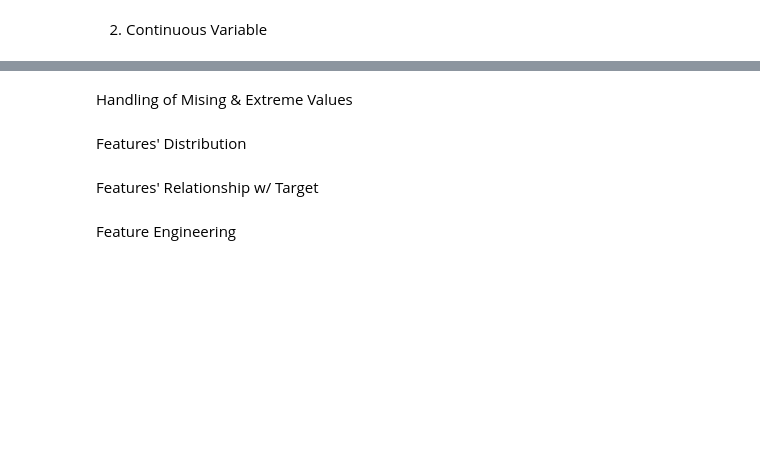
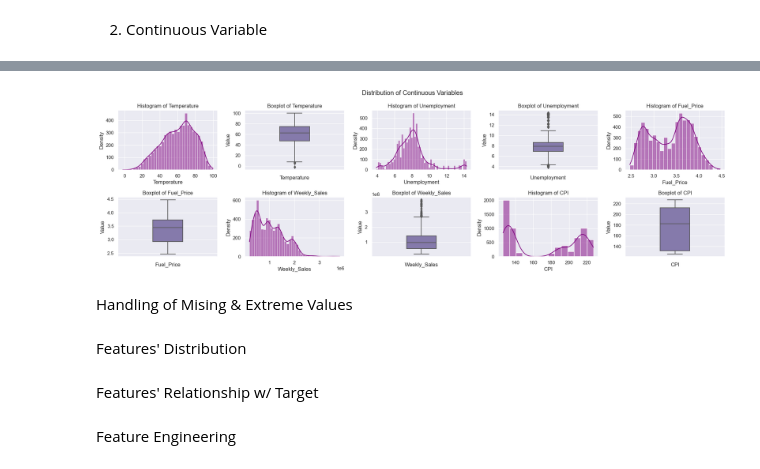
Before and after one commit to xinxiewu/wmt_sales_pred, a Jupyter notebook: src/__main__.ipynb, the cells around one changed output, grey strips where cells are left out. Drawn from its saved outputs; the diff is of its cells as text; code cells hidden in the pictures; blank space fills up the shorter version.

```diff
--- a/src/__main__.ipynb
+++ b/src/__main__.ipynb
@@ -64,2 +73,7 @@ Univariate Analysis
 # %% [markdown]
 2. Continuous Variable
+# %%
+cont_vars = FEATURE_CONT.union({TARGET})
+res_cont_vars = vars_dist(df=df, cont=True, ft_cont=cont_vars, subplots=[2,5], figsize=(20,6), output=True, fname='continuous_vars_dist.png', fpath='../doc')
+res_cont_vars
+# %% [output]
@@ -66,3 +86,4 @@ Univariate Analysis
+[figure, added]
 # %% [markdown]
 Handling of Mising & Extreme Values
 # %% [markdown]
```
Also changed, not shown: parts of 2 cells of this notebook, 2 other files.
